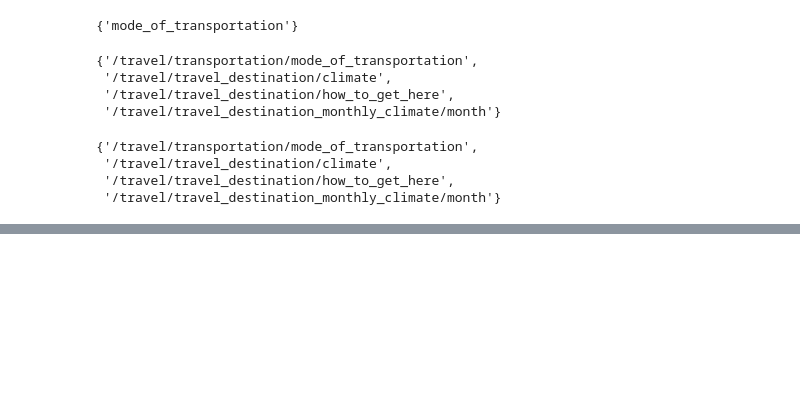
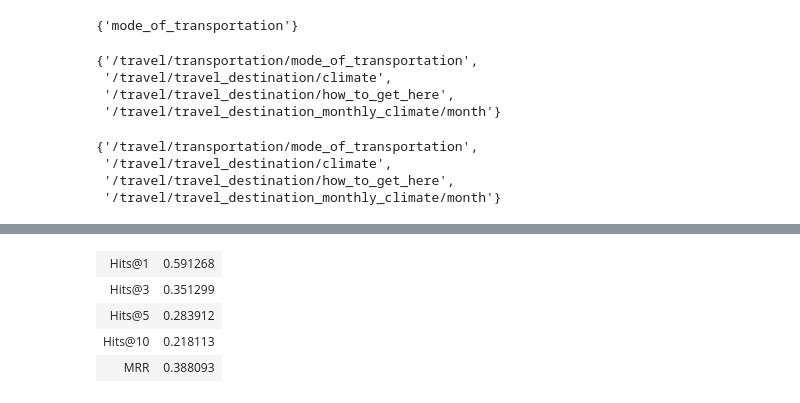
Before and after one commit to otiliastr/coper, a Jupyter notebook: src/qa_cpg/temp/relation_metric_exploration.ipynb, the cells around one changed output, grey strips where cells are left out. Drawn from its saved outputs; the diff is of its cells as text; code cells hidden in the pictures; blank space fills up the shorter version.

```diff
--- a/src/qa_cpg/temp/relation_metric_exploration.ipynb
+++ b/src/qa_cpg/temp/relation_metric_exploration.ipynb
@@ -807,0 +1431,13 @@ sort_dict_by_value(conve_metrics_all['hits_at_1'])
+# %%
+table = [["Hits@1", 0.5912677538137823],
+         ["Hits@3", 0.35129851996648975],
+         ["Hits@5", 0.28391167192429007],
+         ["Hits@10", 0.21811293523362796],
+         ["MRR", 0.3880927113074954]]
+display(HTML(tabulate.tabulate(table, tablefmt='html')))
+# %% [output]
+| Hits@1 | 0.591268 |
+| Hits@3 | 0.351299 |
+| Hits@5 | 0.283912 |
+| Hits@10 | 0.218113 |
+| MRR | 0.388093 |
```
Also changed, not shown: parts of 63 cells of this notebook, 1 other file.
